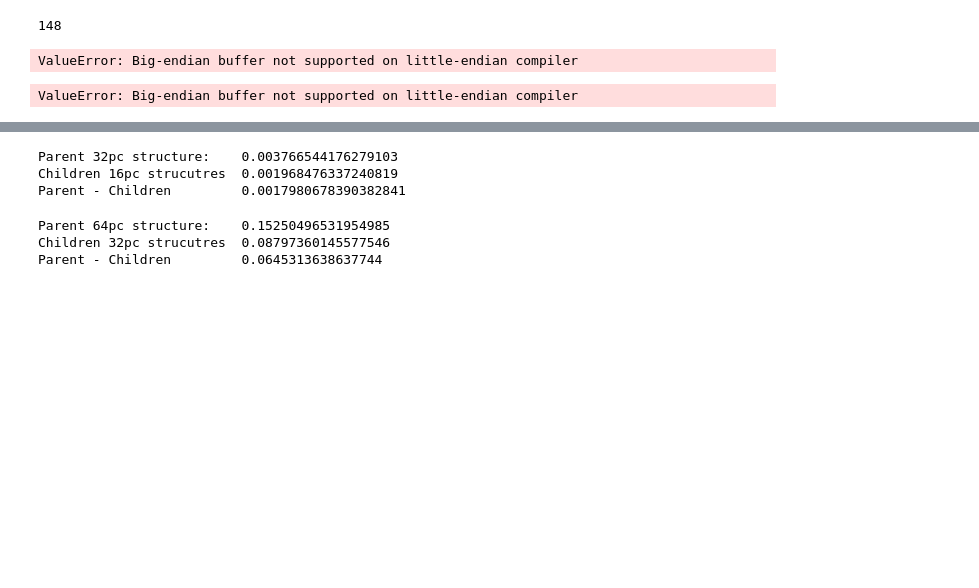
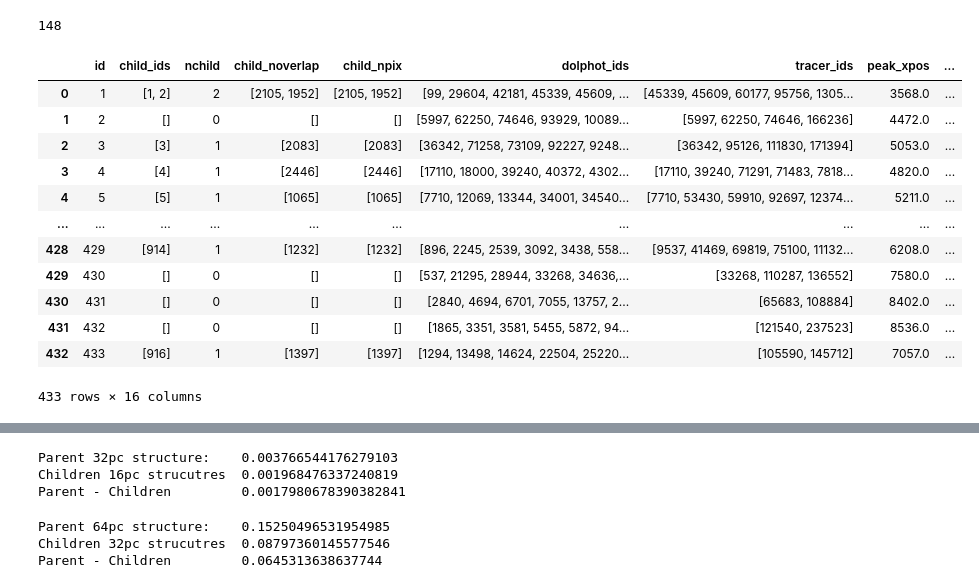
Before and after one commit to kilarson/msa, a Jupyter notebook: msa_structure.ipynb, the cells around one changed output, grey strips where cells are left out. Saved outputs shown, nothing was run; the diff lists cells and outputs as text; code cells hidden in the pictures; blank space fills up the shorter version.

Commit message:
Added Orphan cluster level. Fixed issue with 'Big-endian' data type

```diff
--- a/msa_structure.ipynb
+++ b/msa_structure.ipynb
@@ -755,7 +755,18 @@ print(len(class12_clusters_tbl.PHANGS_Y[orphan_clusters]))
 # %% [output]
 148
 # %%
-df_struct['lvl0']
+df_struct['lvl3']
 # %% [output]
+|  | id | child_ids | nchild | child_noverlap | child_npix | dolphot_ids | tracer_ids | peak_xpos | ... |
+| 0 | 1 | [1, 2] | 2 | [2105, 1952] | [2105, 1952] | [99, 29604, 42181, 45339, 45609, ... | [45339, 45609, 60177, 95756, 1305... | 3568.0 | ... |
+| 1 | 2 | [] | 0 | [] | [] | [5997, 62250, 74646, 93929, 10089... | [5997, 62250, 74646, 166236] | 4472.0 | ... |
+| 2 | 3 | [3] | 1 | [2083] | [2083] | [36342, 71258, 73109, 92227, 9248... | [36342, 95126, 111830, 171394] | 5053.0 | ... |
+| 3 | 4 | [4] | 1 | [2446] | [2446] | [17110, 18000, 39240, 40372, 4302... | [17110, 39240, 71291, 71483, 7818... | 4820.0 | ... |
+| 4 | 5 | [5] | 1 | [1065] | [1065] | [7710, 12069, 13344, 34001, 34540... | [7710, 53430, 59910, 92697, 12374... | 5211.0 | ... |
+| ... | ... | ... | ... | ... | ... | ... | ... | ... | ... |
+| 428 | 429 | [914] | 1 | [1232] | [1232] | [896, 2245, 2539, 3092, 3438, 558... | [9537, 41469, 69819, 75100, 11132... | 6208.0 | ... |
+| 429 | 430 | [] | 0 | [] | [] | [537, 21295, 28944, 33268, 34636,... | [33268, 110287, 136552] | 7580.0 | ... |
+| 430 | 431 | [] | 0 | [] | [] | [2840, 4694, 6701, 7055, 13757, 2... | [65683, 108884] | 8402.0 | ... |
+| 431 | 432 | [] | 0 | [] | [] | [1865, 3351, 3581, 5455, 5872, 94... | [121540, 237523] | 8536.0 | ... |
+| 432 | 433 | [916] | 1 | [1397] | [1397] | [1294, 13498, 14624, 22504, 25220... | [105590, 145712] | 7057.0 | ... |
-ValueError: Big-endian buffer not supported on little-endian compiler
+433 rows × 16 columns
-ValueError: Big-endian buffer not supported on little-endian compiler
```
Also changed, not shown: parts of 6 cells of this notebook.
